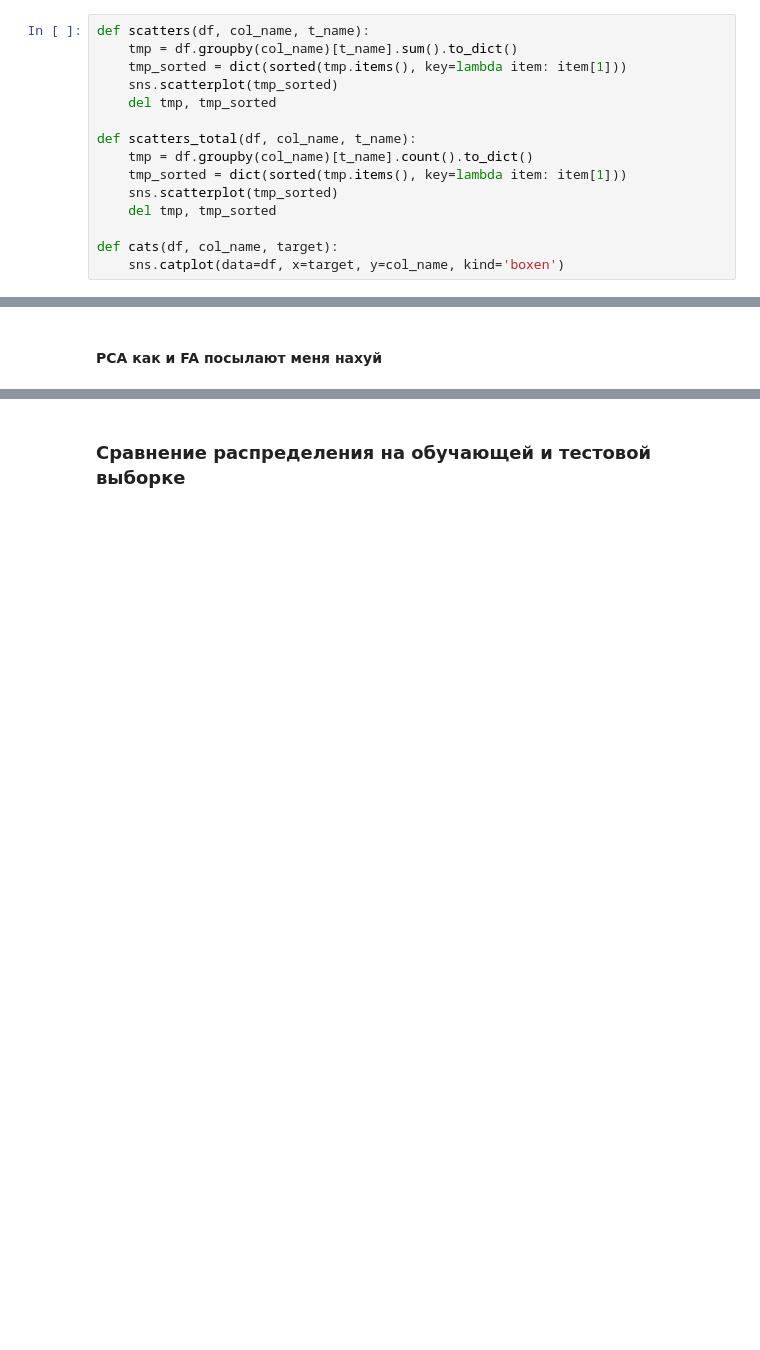
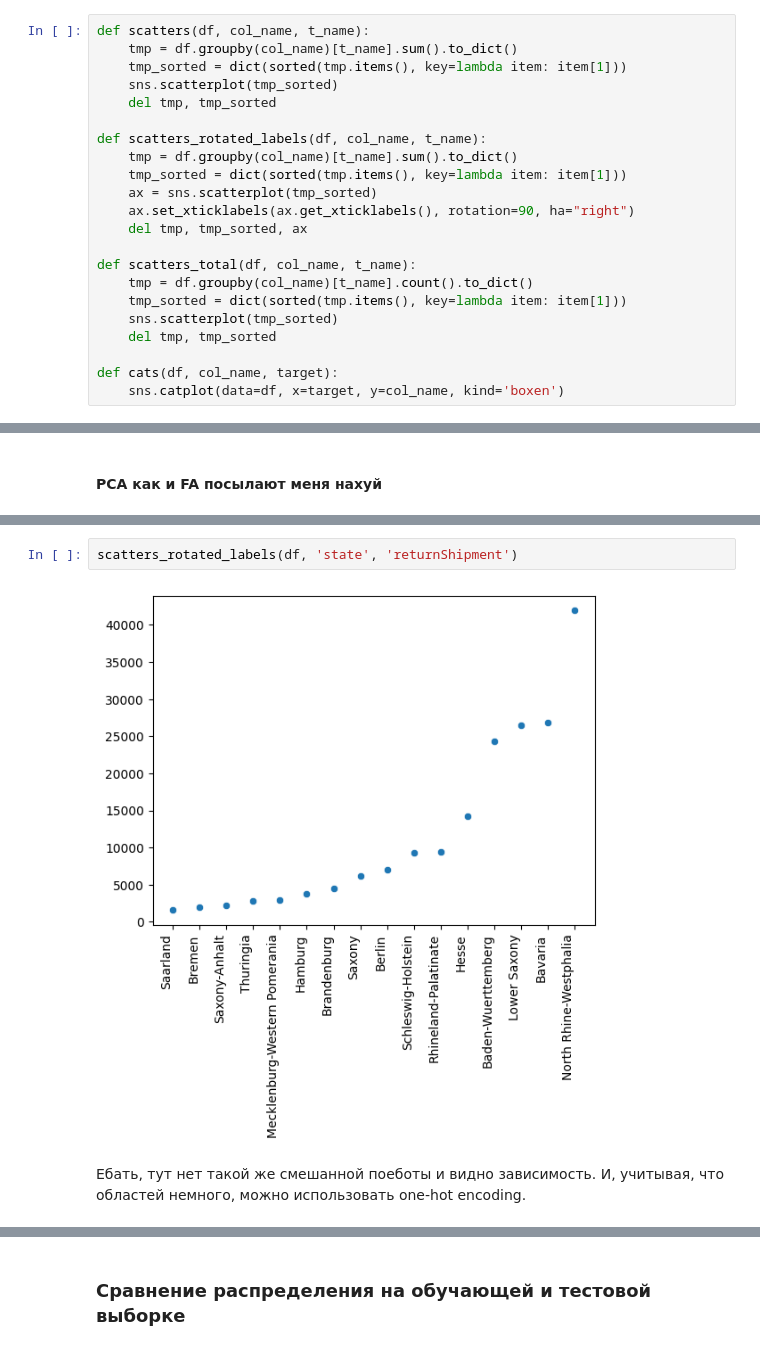
Before and after one commit to EfimowEgor/MMAD_DMC2014, a Jupyter notebook: EDA_v2.ipynb, the cells around one changed output, grey strips where cells are left out. Saved outputs shown, nothing was run; the diff lists cells and outputs as text; blank space fills up the shorter version.

Commit message:
OneHot Encoder for state

```diff
--- a/EDA_v2.ipynb
+++ b/EDA_v2.ipynb
@@ -62,6 +63,13 @@ def scatters(df, col_name, t_name):
     tmp_sorted = dict(sorted(tmp.items(), key=lambda item: item[1]))
     sns.scatterplot(tmp_sorted)
     del tmp, tmp_sorted
+
+def scatters_rotated_labels(df, col_name, t_name):
+    tmp = df.groupby(col_name)[t_name].sum().to_dict()
+    tmp_sorted = dict(sorted(tmp.items(), key=lambda item: item[1]))
+    ax = sns.scatterplot(tmp_sorted)
+    ax.set_xticklabels(ax.get_xticklabels(), rotation=90, ha="right")
+    del tmp, tmp_sorted, ax
 
 def scatters_total(df, col_name, t_name):
     tmp = df.groupby(col_name)[t_name].count().to_dict()
@@ -114,0 +140,6 @@ del date_stat, stats_df, index_tuples, labels
+# %%
+scatters_rotated_labels(df, 'state', 'returnShipment')
+# %% [output]
+[figure, added]
+# %% [markdown]
+Ебать, тут нет такой же смешанной поеботы и видно зависимость. И, учитывая, что областей немного, можно использовать one-hot encoding.
```
Also changed, not shown: parts of 9 cells of this notebook.
